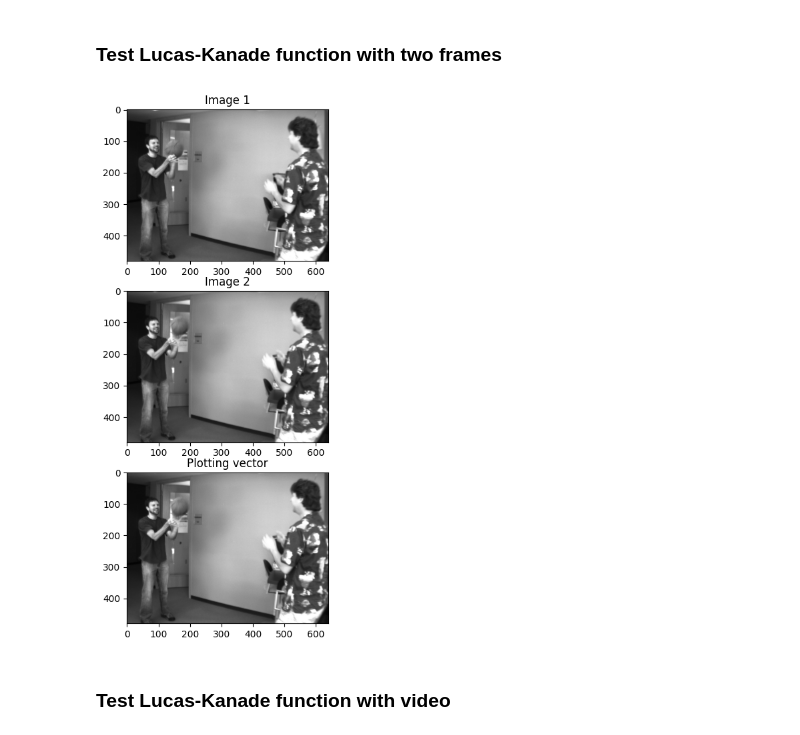
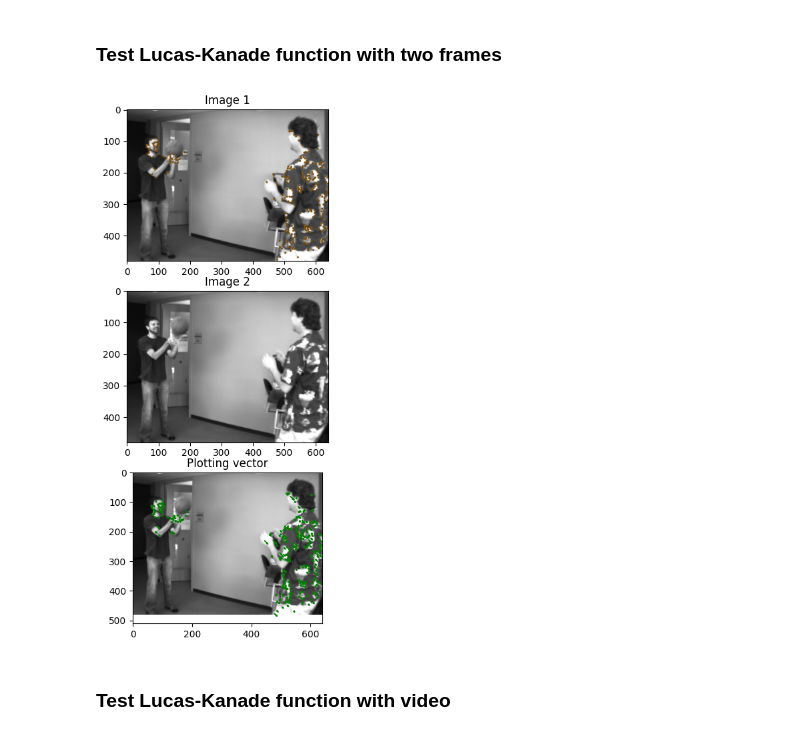
Before and after one commit to phamquanganhBKSET/optical_flow, a Jupyter notebook: sparse_optical_flow.ipynb, the cells around one changed output. Drawn from its saved outputs; the diff is of its cells as text; code cells hidden in the pictures.

```diff
--- a/sparse_optical_flow.ipynb
+++ b/sparse_optical_flow.ipynb
@@ -69,8 +68,8 @@ def image_gradient(img, kernel_x, kernel_y):
     return Ix, Iy
 
 def image_gradient2img(img1, img2, kernel_x, kernel_y, kernel_t):
-    Ix = signal.convolve2d(in1=img1, in2=kernel_x, mode='same') + signal.convolve2d(in1=img2, in2=kernel_x, mode='same')
-    Iy = signal.convolve2d(in1=img1, in2=kernel_y, mode='same') + signal.convolve2d(in1=img2, in2=kernel_y, mode='same')
+    Ix = signal.convolve2d(in1=img1, in2=kernel_x, mode='same')
+    Iy = signal.convolve2d(in1=img1, in2=kernel_y, mode='same')
     It = signal.convolve2d(in1=img1, in2=kernel_t, mode='same') + signal.convolve2d(in1=img2, in2=(-1) * kernel_t, mode='same')
     return Ix, Iy, It
 # %% [markdown]
@@ -154,26 +153,15 @@ def Lucas_Kanade_Optical_Flow(PI, LI, corner_list, window_size=(3, 3)):
         x = int(x)
         y = int(y)
 
-        # Calculating the derivatives for the neighbouring pixels
-        # Size of window is window_size
-        IX = []
-        IY = []
-        IT = []
         # Position of the current corner on the window
         row_corner = int(math.ceil((window_size[0] - 1) / 2))
         col_corner = int(math.ceil((window_size[1] - 1) / 2))
 
-        for i in range(int(window_size[0])):
-            for j in range(int(window_size[1])):
-                row_diff = i - row_corner
-                col_diff = j - col_corner
-                IX.append(Ix[min(y + row_diff, shape[0]-1)][min(x + col_diff, shape[1]-1)])
-                IY.append(Iy[min(y + row_diff, shape[0]-1)][min(x + col_diff, shape[1]-1)])
-                IT.append(It[min(y + row_diff, shape[0]-1)][min(x + col_diff, shape[1]-1)])
-
-        # IX = ([Ix[y-1,x-1],Ix[y,x-1],Ix[y+1,x-1],Ix[y-1,x],Ix[y,x],Ix[y+1,x],Ix[y-1,x+1],Ix[y,x+1],Ix[y+1,x-1]])
-        # IY = ([Iy[y-1,x-1],Iy[y,x-1],Iy[y+1,x-1],Iy[y-1,x],Iy[y,x],Iy[y+1,x],Iy[y-1,x+1],Iy[y,x+1],Iy[y+1,x-1]])
-        # IT = ([It[y-1,x-1],It[y,x-1],It[y+1,x-1],It[y-1,x],It[y,x],It[y+1,x],It[y-1,x+1],It[y,x+1],It[y+1,x-1]])
+        # Calculating the derivatives for the neighbouring pixels
+        # Size of window is window_size
+        IX = Ix[y - row_corner:y + row_corner + 1, x - col_corner:x + col_corner + 1].ravel(order = 'K')
+        IY = Iy[y - row_corner:y + row_corner + 1, x - col_corner:x + col_corner + 1].ravel(order = 'K')
+        IT = It[y - row_corner:y + row_corner + 1, x - col_corner:x + col_corner + 1].ravel(order = 'K')
 
         # Solve the matrix equation using least square solution: https://www.youtube.com/watch?v=vGowBXcur1k
         A = np.column_stack((IX, IY))
@@ -257,35 +245,35 @@ def plot_video_optical_flow(frame, corner_list, mask, vx, vy, threshold=0.3, tit
 # %%
 threshold = 0.3
 num_corners = 10000
-window_size = (3, 3)
+window_size = (15, 15)
 fig_size = (10, 10)
 
 image1 = cv2.imread(r"image/basketball1.png")
 gray_image1 = cv2.cvtColor(image1, cv2.COLOR_BGR2GRAY)
 
 image2 = cv2.imread(r"image/basketball2.png")
 gray_image2 = cv2.cvtColor(image2, cv2.COLOR_BGR2GRAY)
 
 # Shimotasi Corner Detector
 corner_list = cv2.goodFeaturesToTrack(gray_image1               ,
                                       maxCorners   = num_corners,
                                       qualityLevel = 0.03       ,
                                       minDistance  = 5           )
 
 vx, vy = Lucas_Kanade_Optical_Flow(PI          = gray_image1,
                                    LI          = gray_image2,
                                    corner_list = corner_list,
                                    window_size = window_size )
 
 plot_image_optical_flow(PI          = image1     ,
                         LI          = image2     ,
                         corner_list = corner_list,
                         vx          = vx         ,
                         vy          = vy         ,
                         fig_size    = fig_size   ,
                         threshold   = threshold   )
 # %% [output]
-[figure, old version]
+[figure, new version]
 # %% [markdown]
 ### **Test Lucas-Kanade function with video**
 # %%
```
Also changed, not shown: parts of 1 cell of this notebook.
